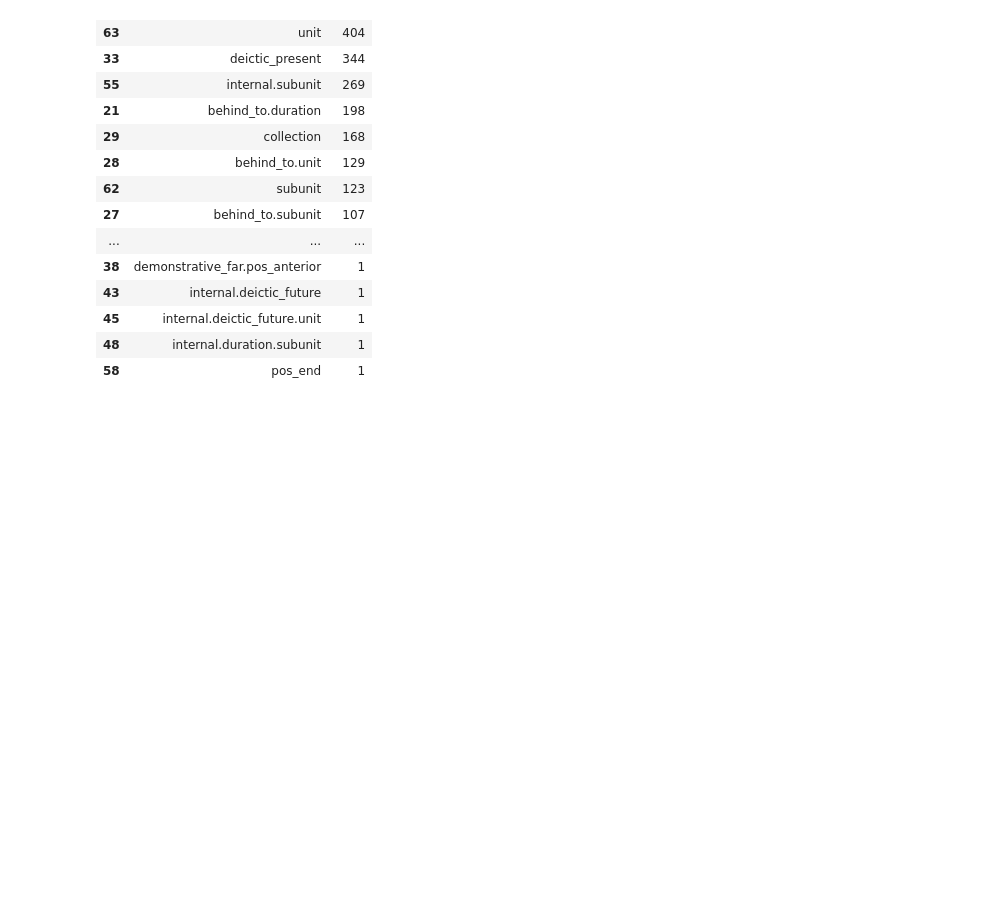
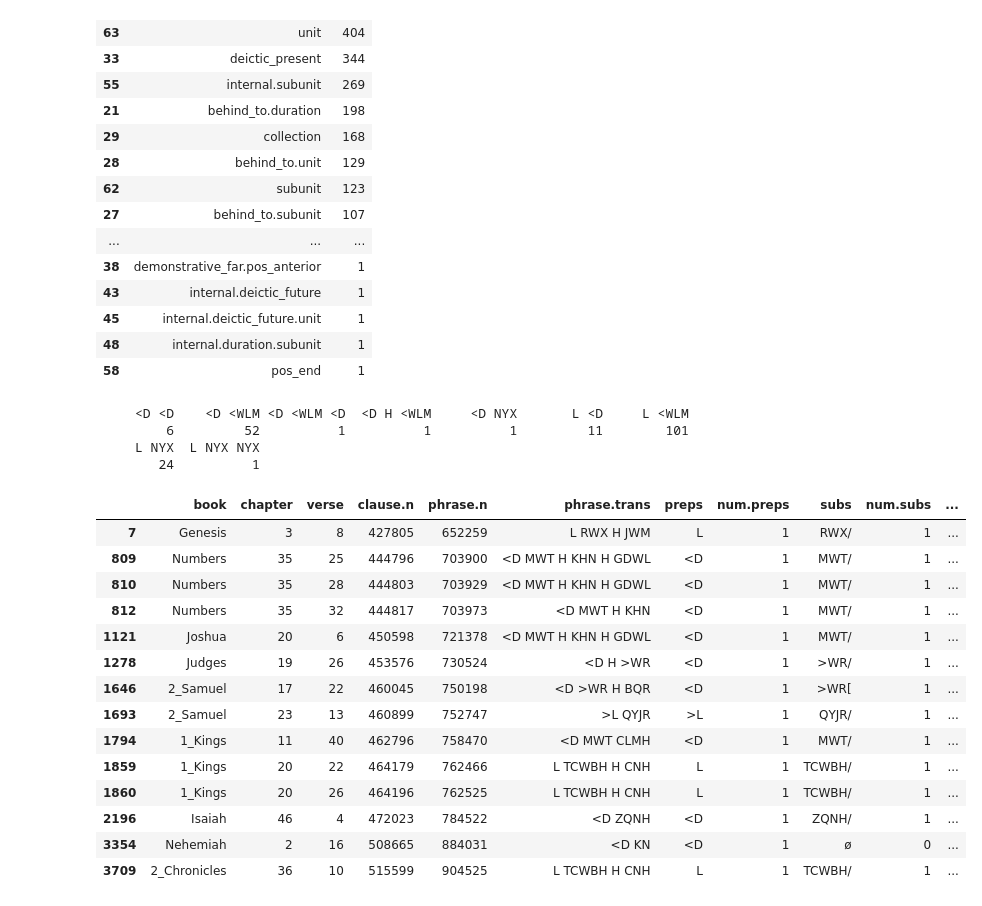
Before and after one commit to codykingham/Verb_in_Biblical_Hebrew, a Jupyter notebook: data_analysis/time_phrase_analysis.ipynb, the cells around one changed output. Drawn from its saved outputs; the diff is of its cells as text; code cells hidden in the pictures; blank space fills up the shorter version.

```diff
--- a/data_analysis/time_phrase_analysis.ipynb
+++ b/data_analysis/time_phrase_analysis.ipynb
@@ -440,3 +440,32 @@ tp.groups[order(tp.groups$Freq, decreasing=T),]
 | 45 | internal.deictic_future.unit | 1 |
 | 48 | internal.duration.subunit | 1 |
 | 58 | pos_end | 1 |
+# %%
+# playing around with the samples
+
+table(droplevels(timexes[timexes$timex.group == 'behind_to.duration',]$phrase.trans))
+# %% [output]
+     <D <D    <D <WLM <D <WLM <D  <D H <WLM     <D NYX       L <D     L <WLM
+         6         52          1          1          1         11        101
+     L NYX  L NYX NYX
+        24          1
+# %%
+# more play
+
+(timexes[timexes$timex.group == 'behind_to.event',])
+# %% [output]
+|  | book | chapter | verse | clause.n | phrase.n | phrase.trans | preps | num.preps | subs | num.subs | ... |
+| 7 | Genesis | 3 | 8 | 427805 | 652259 | L RWX H JWM | L | 1 | RWX/ | 1 | ... |
+| 809 | Numbers | 35 | 25 | 444796 | 703900 | <D MWT H KHN H GDWL | <D | 1 | MWT/ | 1 | ... |
+| 810 | Numbers | 35 | 28 | 444803 | 703929 | <D MWT H KHN H GDWL | <D | 1 | MWT/ | 1 | ... |
+| 812 | Numbers | 35 | 32 | 444817 | 703973 | <D MWT H KHN | <D | 1 | MWT/ | 1 | ... |
+| 1121 | Joshua | 20 | 6 | 450598 | 721378 | <D MWT H KHN H GDWL | <D | 1 | MWT/ | 1 | ... |
+| 1278 | Judges | 19 | 26 | 453576 | 730524 | <D H >WR | <D | 1 | >WR/ | 1 | ... |
+| 1646 | 2_Samuel | 17 | 22 | 460045 | 750198 | <D >WR H BQR | <D | 1 | >WR[ | 1 | ... |
+| 1693 | 2_Samuel | 23 | 13 | 460899 | 752747 | >L QYJR | >L | 1 | QYJR/ | 1 | ... |
+| 1794 | 1_Kings | 11 | 40 | 462796 | 758470 | <D MWT CLMH | <D | 1 | MWT/ | 1 | ... |
+| 1859 | 1_Kings | 20 | 22 | 464179 | 762466 | L TCWBH H CNH | L | 1 | TCWBH/ | 1 | ... |
+| 1860 | 1_Kings | 20 | 26 | 464196 | 762525 | L TCWBH H CNH | L | 1 | TCWBH/ | 1 | ... |
+| 2196 | Isaiah | 46 | 4 | 472023 | 784522 | <D ZQNH | <D | 1 | ZQNH/ | 1 | ... |
+| 3354 | Nehemiah | 2 | 16 | 508665 | 884031 | <D KN | <D | 1 | ø | 0 | ... |
+| 3709 | 2_Chronicles | 36 | 10 | 515599 | 904525 | L TCWBH H CNH | L | 1 | TCWBH/ | 1 | ... |
```
